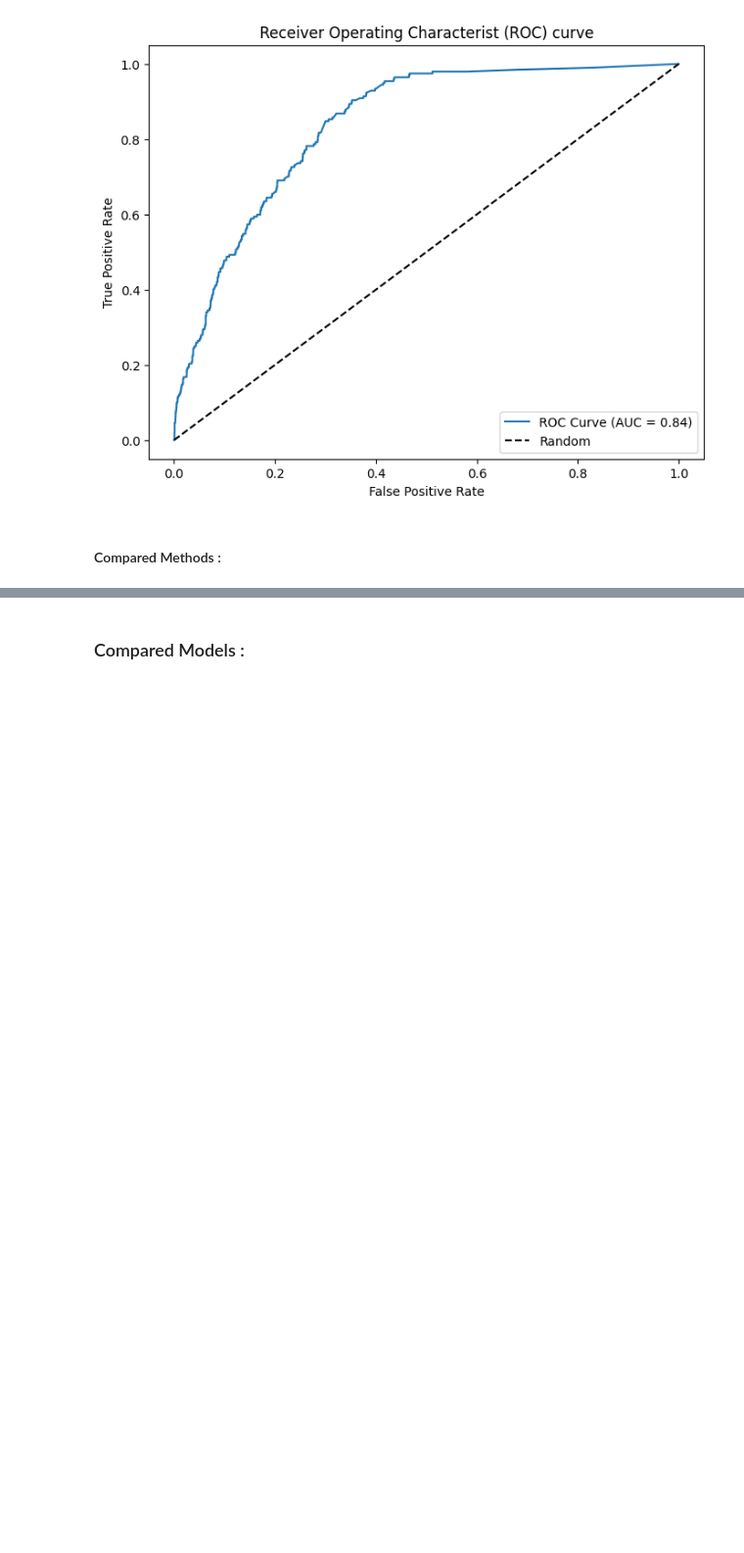
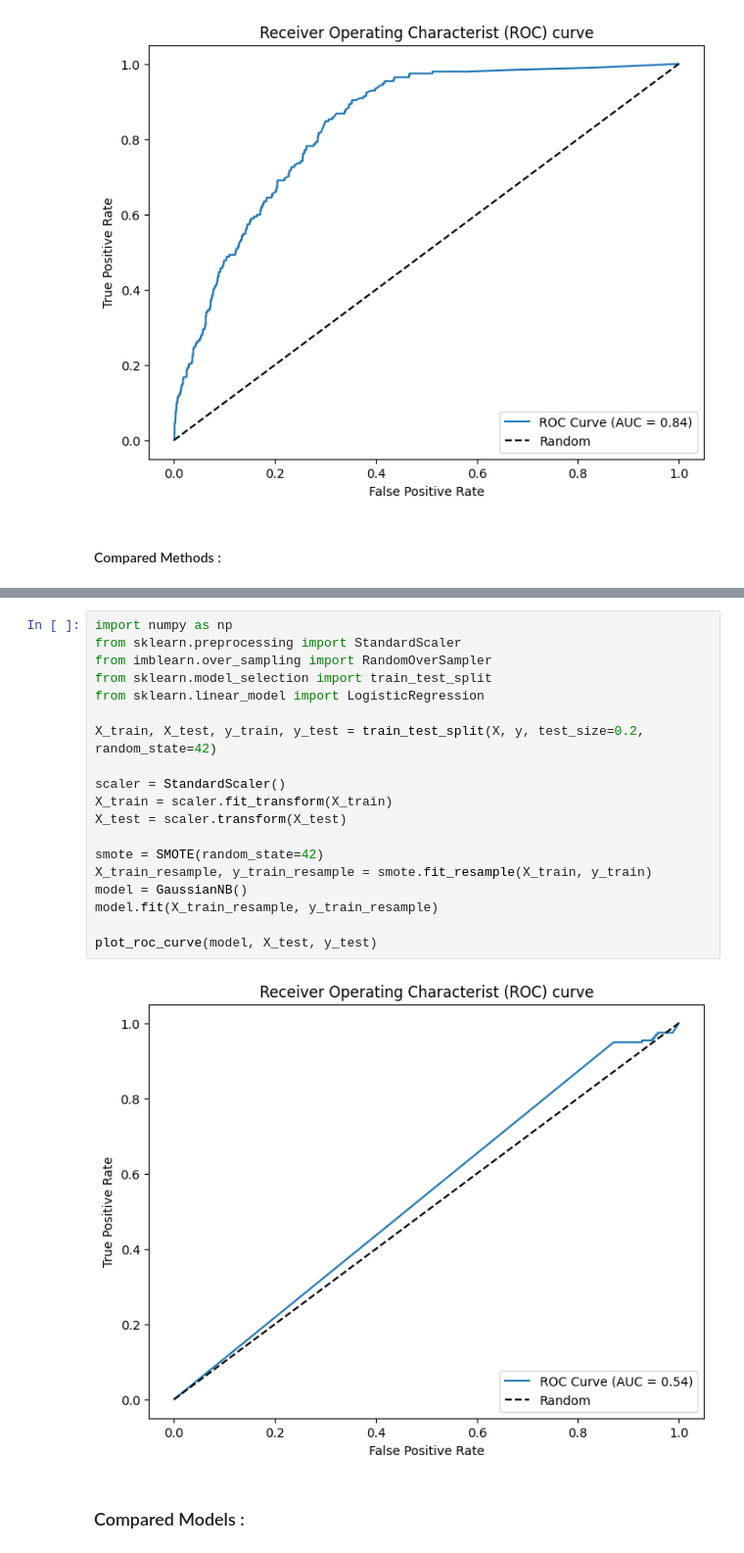
Before and after one commit to Alirezarahhmati/KaggleClaimFraudClassification, a Jupyter notebook: FraudDetector.ipynb, the cells around one changed output, grey strips where cells are left out. Shown at 98% size. Drawn from its saved outputs; the diff is of its cells as text; blank space fills up the shorter version.

```diff
--- a/FraudDetector.ipynb
+++ b/FraudDetector.ipynb
@@ -1627,3 +1715,24 @@ plt.show()
+# %%
+import numpy as np
+from sklearn.preprocessing import StandardScaler
+from imblearn.over_sampling import RandomOverSampler
+from sklearn.model_selection import train_test_split
+from sklearn.linear_model import LogisticRegression
+
+X_train, X_test, y_train, y_test = train_test_split(X, y, test_size=0.2, random_state=42)
+
+scaler = StandardScaler()
+X_train = scaler.fit_transform(X_train)
+X_test = scaler.transform(X_test)
+
+smote = SMOTE(random_state=42)
+X_train_resample, y_train_resample = smote.fit_resample(X_train, y_train)
+model = GaussianNB()
+model.fit(X_train_resample, y_train_resample)
+
+plot_roc_curve(model, X_test, y_test)
+# %% [output]
+[figure, added]
 # %% [markdown]
 ### Compared Models :
 # %%
```
Also changed, not shown: parts of 8 cells of this notebook.
